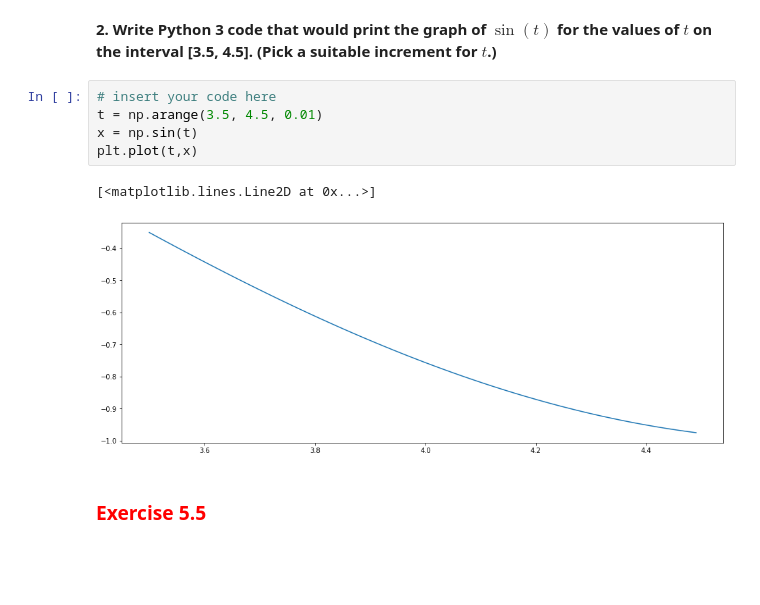
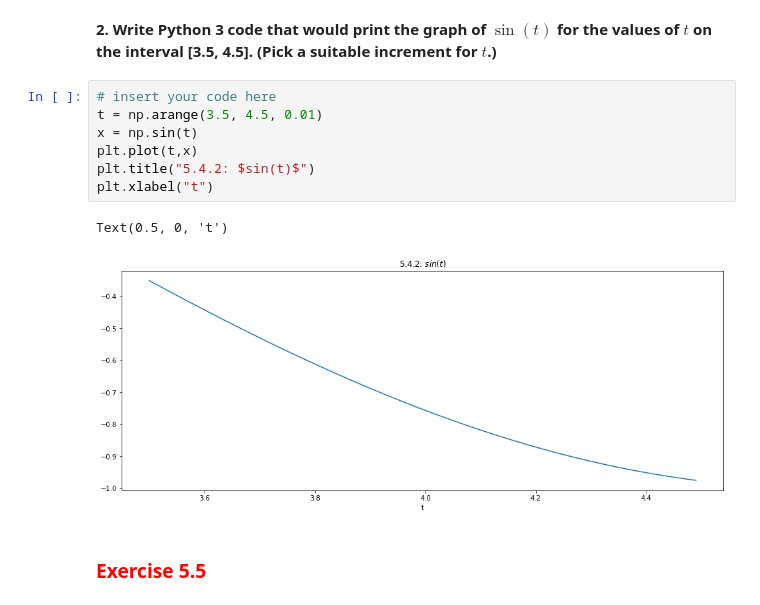
Before and after one commit to JustinWang781/438-Lab01, a Jupyter notebook: lab01_individual_report.ipynb, the cells around one changed output. Drawn from its saved outputs; the diff is of its cells as text; blank space fills up the shorter version.

```diff
--- a/lab01_individual_report.ipynb
+++ b/lab01_individual_report.ipynb
@@ -419,11 +423,13 @@ The first signal was produced using the indices of the x array as the x axis (x[
 # %%
 # insert your code here
 t = np.arange(3.5, 4.5, 0.01)
 x = np.sin(t)
 plt.plot(t,x)
+plt.title("5.4.2: $sin(t)$")
+plt.xlabel("t")
 # %% [output]
-[<matplotlib.lines.Line2D at 0x...>]
+Text(0.5, 0, 't')
-[figure, old version]
+[figure, new version]
 # %% [markdown]
 <h3 style="color:red;"><left>Exercise 5.5</left></h3>
 # %% [markdown]
```
Also changed, not shown: parts of 5 cells of this notebook.
